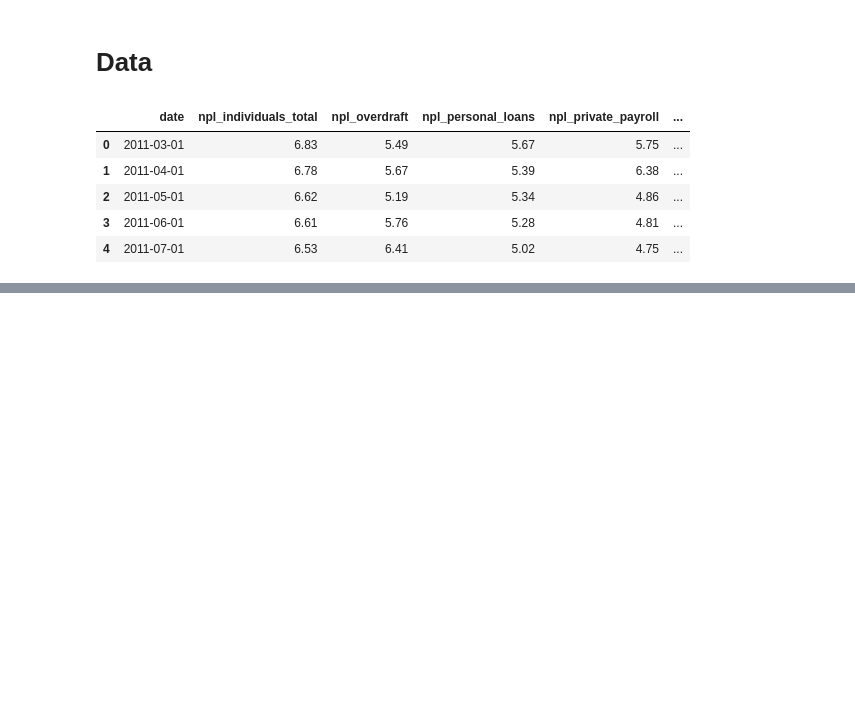
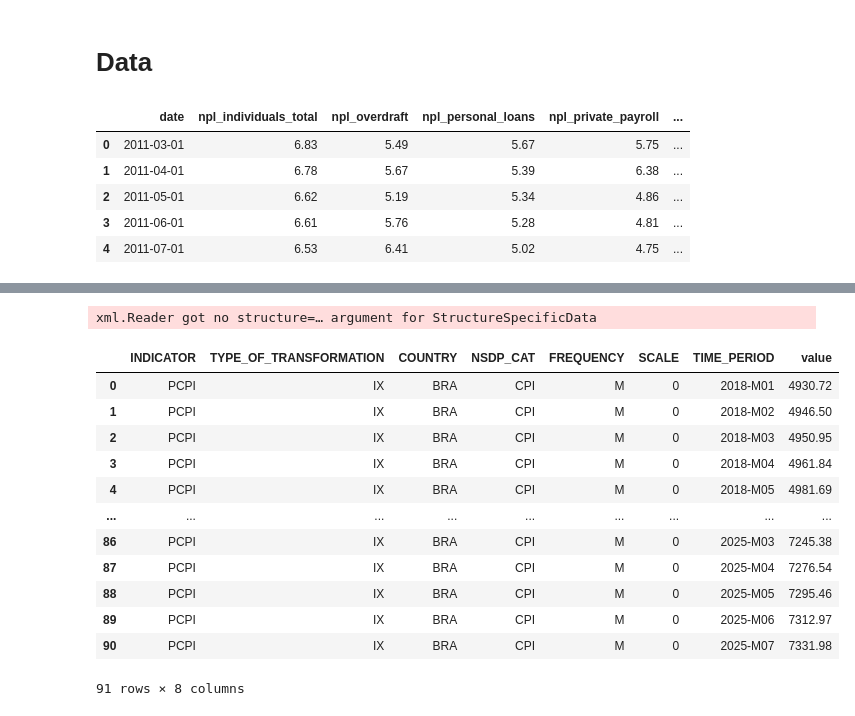
Before and after one commit to neon-belfante/NPL-analysis, a Jupyter notebook: 0.get_data.ipynb, the cells around one changed output, grey strips where cells are left out. Drawn from its saved outputs; the diff is of its cells as text; code cells hidden in the pictures; blank space fills up the shorter version.

Commit message:
Add IMF data

```diff
--- a/0.get_data.ipynb
+++ b/0.get_data.ipynb
@@ -55,0 +219,35 @@ fig
+# %%
+# import libraries
+import sdmx
+
+
+
+# retrieve data
+
+IMF_DATA = sdmx.Client('IMF_DATA')
+
+data_msg = IMF_DATA.data('NSDP', key='BRA.CPI.PCPI.IX.M', params={'startPeriod': 2018})
+
+
+
+# convert to pandas
+
+cpi_df = sdmx.to_pandas(data_msg)
+
+df = pd.DataFrame(cpi_df).reset_index()
+df
+# %% [output]
+xml.Reader got no structure=… argument for StructureSpecificData
+|  | INDICATOR | TYPE_OF_TRANSFORMATION | COUNTRY | NSDP_CAT | FREQUENCY | SCALE | TIME_PERIOD | value |
+| 0 | PCPI | IX | BRA | CPI | M | 0 | 2018-M01 | 4930.72 |
+| 1 | PCPI | IX | BRA | CPI | M | 0 | 2018-M02 | 4946.50 |
+| 2 | PCPI | IX | BRA | CPI | M | 0 | 2018-M03 | 4950.95 |
+| 3 | PCPI | IX | BRA | CPI | M | 0 | 2018-M04 | 4961.84 |
+| 4 | PCPI | IX | BRA | CPI | M | 0 | 2018-M05 | 4981.69 |
+| ... | ... | ... | ... | ... | ... | ... | ... | ... |
+| 86 | PCPI | IX | BRA | CPI | M | 0 | 2025-M03 | 7245.38 |
+| 87 | PCPI | IX | BRA | CPI | M | 0 | 2025-M04 | 7276.54 |
+| 88 | PCPI | IX | BRA | CPI | M | 0 | 2025-M05 | 7295.46 |
+| 89 | PCPI | IX | BRA | CPI | M | 0 | 2025-M06 | 7312.97 |
+| 90 | PCPI | IX | BRA | CPI | M | 0 | 2025-M07 | 7331.98 |
+91 rows × 8 columns
```
Also changed, not shown: parts of 7 cells of this notebook.
